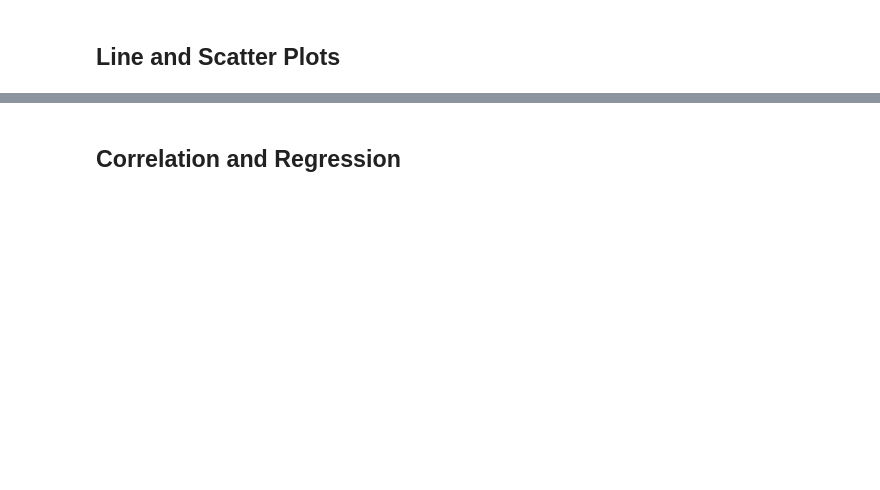
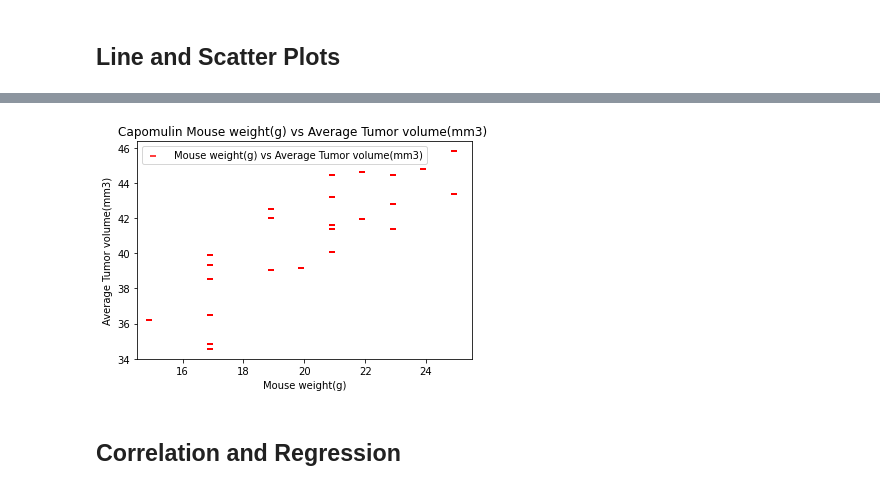
Before and after one commit to niyioyedele/matplotlib-chalenge, a Jupyter notebook: pymaceuticals_starter.ipynb, the cells around one changed output, grey strips where cells are left out. Saved outputs shown, nothing was run; the diff lists cells and outputs as text; code cells hidden in the pictures; blank space fills up the shorter version.

```diff
--- a/pymaceuticals_starter.ipynb
+++ b/pymaceuticals_starter.ipynb
@@ -385,14 +405,30 @@ plt.show()
 # %%
 # Generate a scatter plot of mouse weight versus average tumor volume for the Capomulin regimen
 
-Mouse_tumor_vol = cam_mouse.groupby(['Mouse ID'])
+mouse_tumor_vol = cam_mouse.groupby(['Mouse ID'])
 
-ave_tum_vol = Mouse_tumor_vol['Tumor Volume (mm3)'].mean()
+ave_tum_vol = mouse_tumor_vol['Tumor Volume (mm3)'].mean()
 
-ave_tum_vol
+mouse_tumor_vol_df = pd.merge(cam_mouse,ave_tum_vol, on=['Mouse ID'])
 
-mouse_weight = cam_mouse['Weight (g)']
+mouse_tumor_vol_df
 
-plt.scarter(mouse_weight,ave_tum_vol,marker=0, facecolors='r',edgecolors='black')
+mouse_weight = mouse_tumor_vol_df['Weight (g)']
+
+average_tum_vol =mouse_tumor_vol_df['Tumor Volume (mm3)_y']
+
+plt.scatter(mouse_weight,average_tum_vol,marker=0, facecolors='r',edgecolors='black',label= 'Mouse weight(g) vs Average Tumor volume(mm3)')
+
+plt.legend(loc='best')
+
+plt.title('Capomulin Mouse weight(g) vs Average Tumor volume(mm3) ')
+
+plt.xlabel('Mouse weight(g)')
+
+plt.ylabel('Average Tumor volume(mm3)')
+
+plt.show()
+# %% [output]
+[figure, added]
 # %% [markdown]
 ## Correlation and Regression
```
Also changed, not shown: parts of 12 cells of this notebook.
